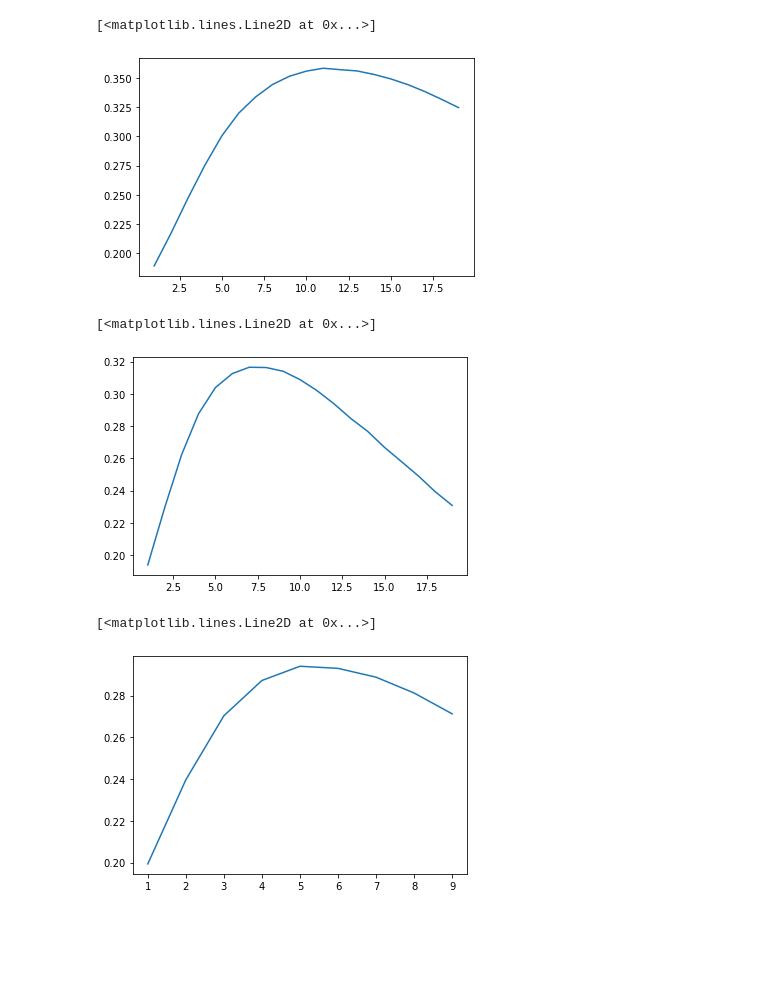
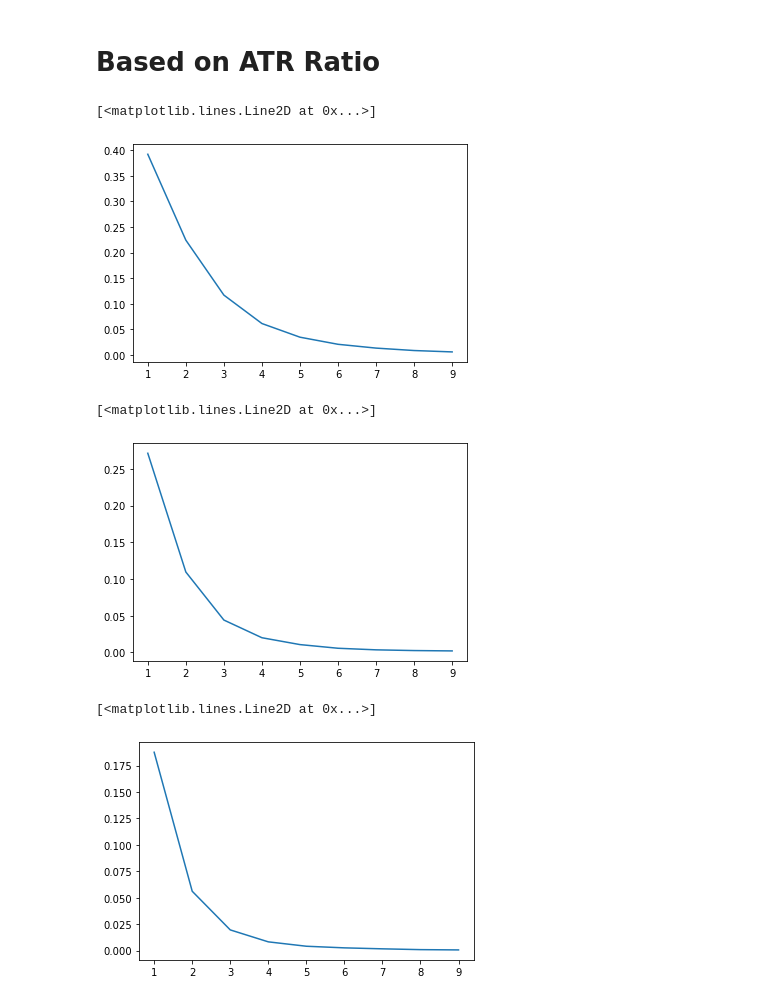
Before and after one commit to mads-swaps/swap-for-profit, a Jupyter notebook: playground/nicks/find_atr_ratio.ipynb, the cells around one changed output. Drawn from its saved outputs; the diff is of its cells as text; code cells hidden in the pictures; blank space fills up the shorter version.

```diff
--- a/playground/nicks/find_atr_ratio.ipynb
+++ b/playground/nicks/find_atr_ratio.ipynb
@@ -3,11 +3,12 @@ import pandas as pd
 import matplotlib.pyplot as plt
 import mplfinance as mpf
 import numpy as np
+from tqdm.notebook import tqdm
 
 pd.set_option('display.max_columns', 500)
 
-df = pd.read_pickle('data/candlestick_15m_ETHBTC_2107021313.pkl')
-df.set_index('open_time', inplace=True)
-df.sort_index(inplace=True)
-df.tail()
+df_full = pd.read_pickle('data/candlestick_15m_ETHBTC_2107291134.pkl')  # This contains all the feature columns
+df_full.set_index('open_time', inplace=True)
+df_full.sort_index(inplace=True)
+df_full.tail()
 # %% [output]
@@ -21,3 +23,9 @@ df.tail()
+# %%
+df_col_full = list(df_full.columns)
+df_col_diff = df_col_full.copy()
+for c in ['open','high','low','close']:
+    df_col_diff.remove(c)
+df = df_full[['open','high','low','close']].copy()
 # %%
 def add_lookback_trades(df, levels=1, cols=['open','high','low','close']):
     '''
@@ -334,37 +225,37 @@ window=14
+# %% [markdown]
+# Based on ATR Ratio
 # %%
-from tqdm.notebook import tqdm
-
 # y-axis is the ratio of buys/not-buys for all data in the
 # x-axis is the ratio denominator
 
-rng=range(1,20)
+rng=range(1,10)
 
 results2=[]
 for i in tqdm(rng):
-    _, y, _ = build_Xy(df, window=window, use_atr=True, atr_ratio=(i*2,i), reverse=False)
+    _, y, _ = build_Xy(df, df_full[df_col_diff], window=window, use_atr=True, atr_ratio=(i*2,i), reverse=True)
     results2.append(y.sum() / len(y))
 
 plt.plot(rng, results2)
 # %% [output]
 [<matplotlib.lines.Line2D at 0x...>]
-[figure, old version]
+[figure, new version]
 # %%
 results3=[]
-rng = range(1,20)
+rng = range(1,10)
 for i in tqdm(rng):
-    _, y, _ = build_Xy(df, window=window, use_atr=True, atr_ratio=(i*3,i), reverse=False)
+    _, y, _ = build_Xy(df, df_full[df_col_diff], window=window, use_atr=True, atr_ratio=(i*3,i), reverse=True)
     results3.append(y.sum() / len(y))
 plt.plot(rng, results3)
 # %% [output]
 [<matplotlib.lines.Line2D at 0x...>]
-[figure, old version]
+[figure, new version]
 # %%
 results4=[]
 rng = range(1,10)
 for i in tqdm(rng):
-    _, y, _ = build_Xy(df, window=window, use_atr=True, atr_ratio=(i*4,i), reverse=False)
+    _, y, _ = build_Xy(df, df_full[df_col_diff], window=window, use_atr=True, atr_ratio=(i*4,i), reverse=True)
     results4.append(y.sum() / len(y))
 plt.plot(rng, results4)
 # %% [output]
 [<matplotlib.lines.Line2D at 0x...>]
-[figure, old version]
+[figure, new version]
```
Also changed, not shown: parts of 15 cells of this notebook, 14 other files.
